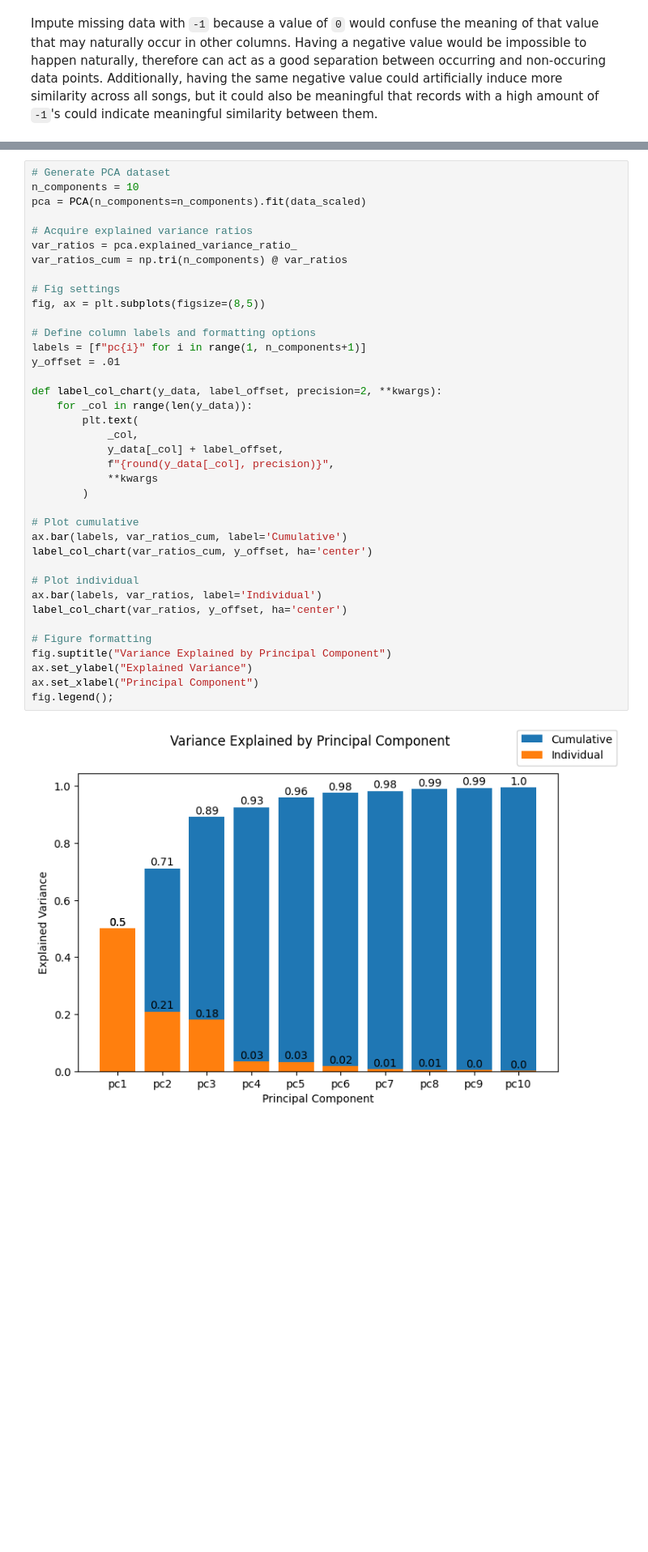
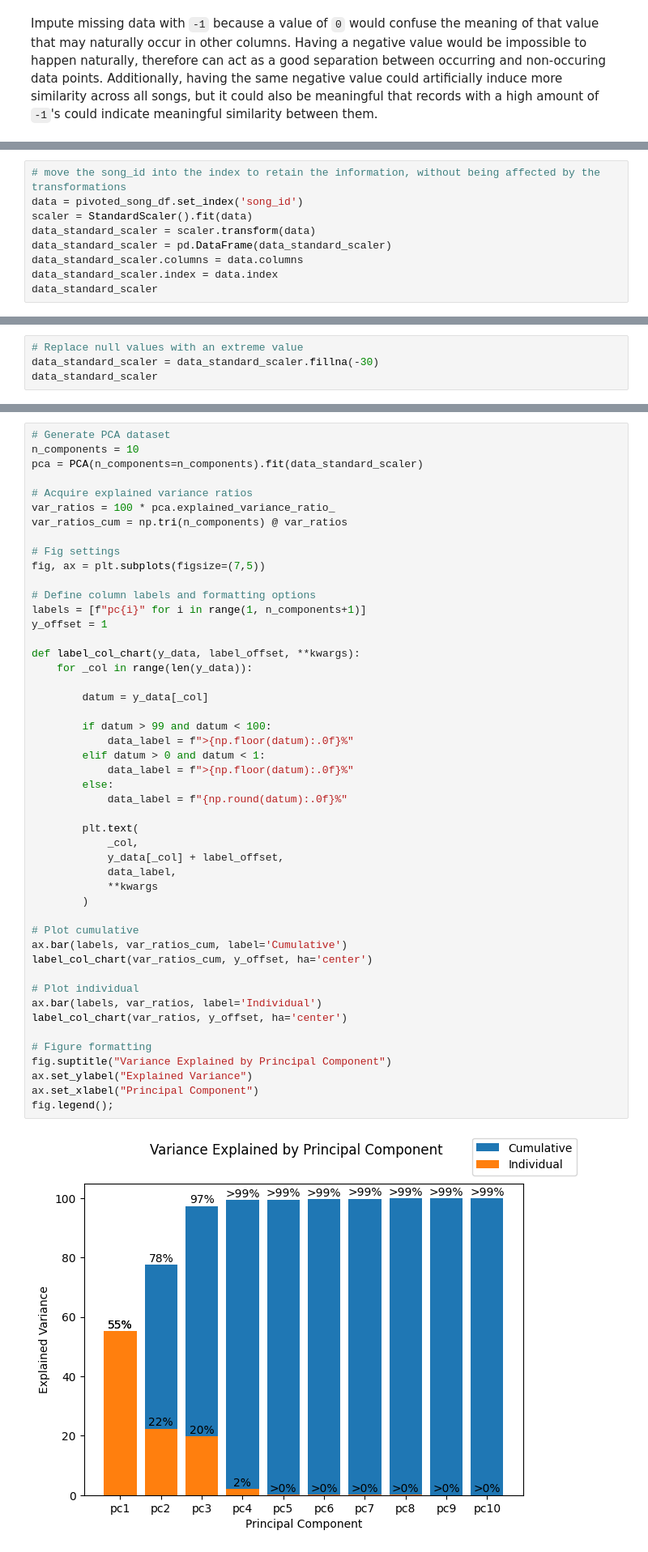
Before and after one commit to MattGroho/tab-hero, a Jupyter notebook: notebooks/unsupervised_pipeline_investigation.ipynb, the cells around one changed output, grey strips where cells are left out. Shown at 81% size. Saved outputs shown, nothing was run; the diff lists cells and outputs as text; blank space fills up the shorter version.

Commit message:
Added in StandardScaler transformation, and visualized the explained variance by the principal components based on this normalization method.

```diff
--- a/notebooks/unsupervised_pipeline_investigation.ipynb
+++ b/notebooks/unsupervised_pipeline_investigation.ipynb
@@ -564,0 +620,9 @@ data_scaled
+# %%
+# move the song_id into the index to retain the information, without being affected by the transformations
+data = pivoted_song_df.set_index('song_id')
+scaler = StandardScaler().fit(data)
+data_standard_scaler = scaler.transform(data)
+data_standard_scaler = pd.DataFrame(data_standard_scaler)
+data_standard_scaler.columns = data.columns
+data_standard_scaler.index = data.index
+data_standard_scaler
@@ -564,0 +669,4 @@ data_scaled
+# %%
+# Replace null values with an extreme value
+data_standard_scaler = data_standard_scaler.fillna(-30)
+data_standard_scaler
@@ -567,43 +690,53 @@ data_scaled
 # %%
 # Generate PCA dataset
 n_components = 10
-pca = PCA(n_components=n_components).fit(data_scaled)
+pca = PCA(n_components=n_components).fit(data_standard_scaler)
 
 # Acquire explained variance ratios
-var_ratios = pca.explained_variance_ratio_
+var_ratios = 100 * pca.explained_variance_ratio_
 var_ratios_cum = np.tri(n_components) @ var_ratios
 
 # Fig settings
-fig, ax = plt.subplots(figsize=(8,5))
+fig, ax = plt.subplots(figsize=(7,5))
 
 # Define column labels and formatting options
 labels = [f"pc{i}" for i in range(1, n_components+1)]
-y_offset = .01
+y_offset = 1
 
-def label_col_chart(y_data, label_offset, precision=2, **kwargs):
+def label_col_chart(y_data, label_offset, **kwargs):
     for _col in range(len(y_data)):
+
+        datum = y_data[_col]
+
+        if datum > 99 and datum < 100:
+            data_label = f">{np.floor(datum):.0f}%"
+        elif datum > 0 and datum < 1:
+            data_label = f">{np.floor(datum):.0f}%"
+        else:
+            data_label = f"{np.round(datum):.0f}%"
+
         plt.text(
             _col,
             y_data[_col] + label_offset,
-            f"{round(y_data[_col], precision)}",
+            data_label,
             **kwargs
         )
 
 # Plot cumulative
 ax.bar(labels, var_ratios_cum, label='Cumulative')
 label_col_chart(var_ratios_cum, y_offset, ha='center')
 
 # Plot individual
 ax.bar(labels, var_ratios, label='Individual')
 label_col_chart(var_ratios, y_offset, ha='center')
 
 # Figure formatting
 fig.suptitle("Variance Explained by Principal Component")
 ax.set_ylabel("Explained Variance")
 ax.set_xlabel("Principal Component")
 fig.legend();
 # %% [output]
-[figure, old version]
+[figure, new version]
 # %% [markdown]
 5 principal components capture 93% of the variance, while adding any additional components captures at most ~1%. **Nevertheless, we will evaluate each clustering model with different number of principal components**
 # %% [markdown]
```
Also changed, not shown: parts of 12 cells of this notebook.
